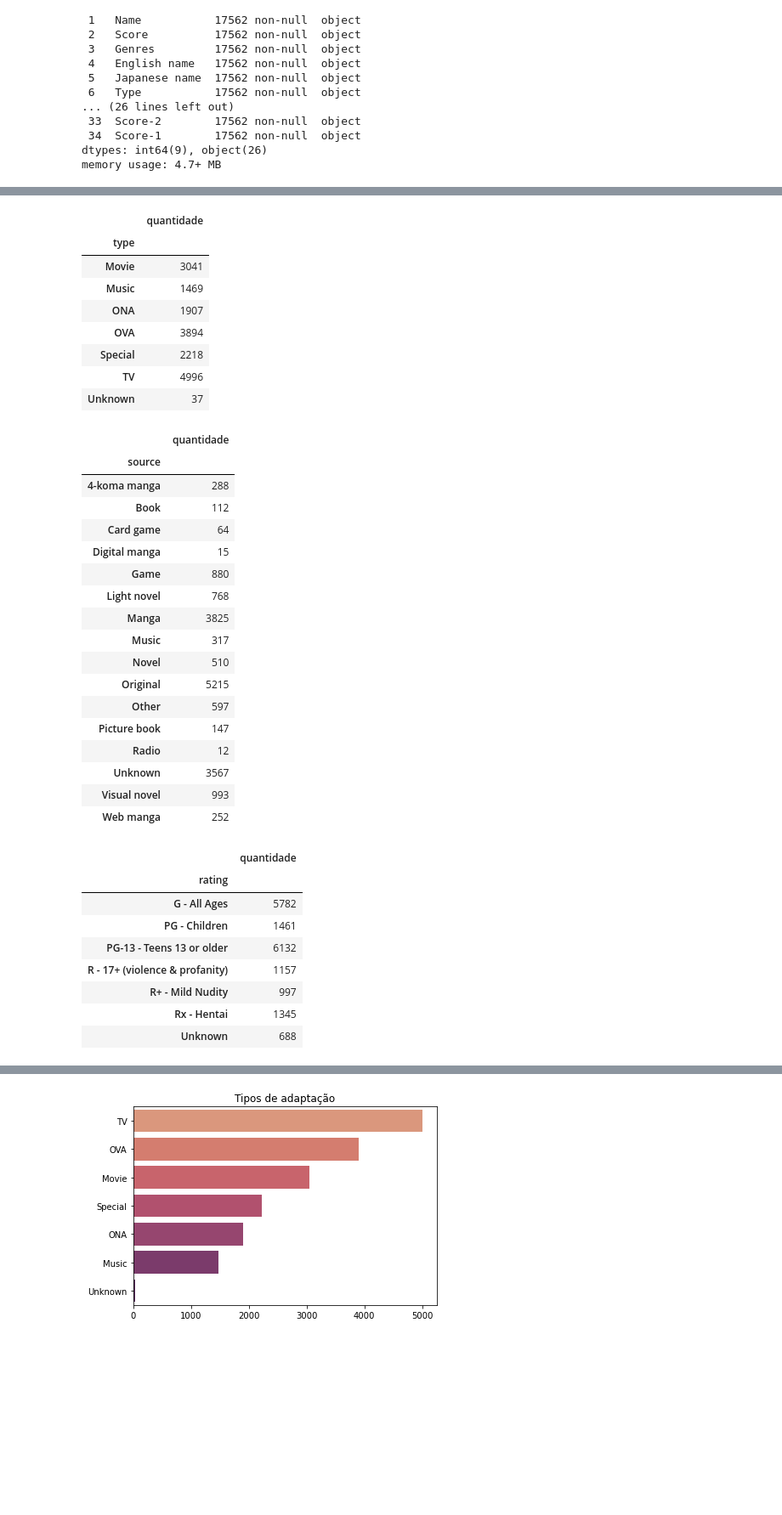
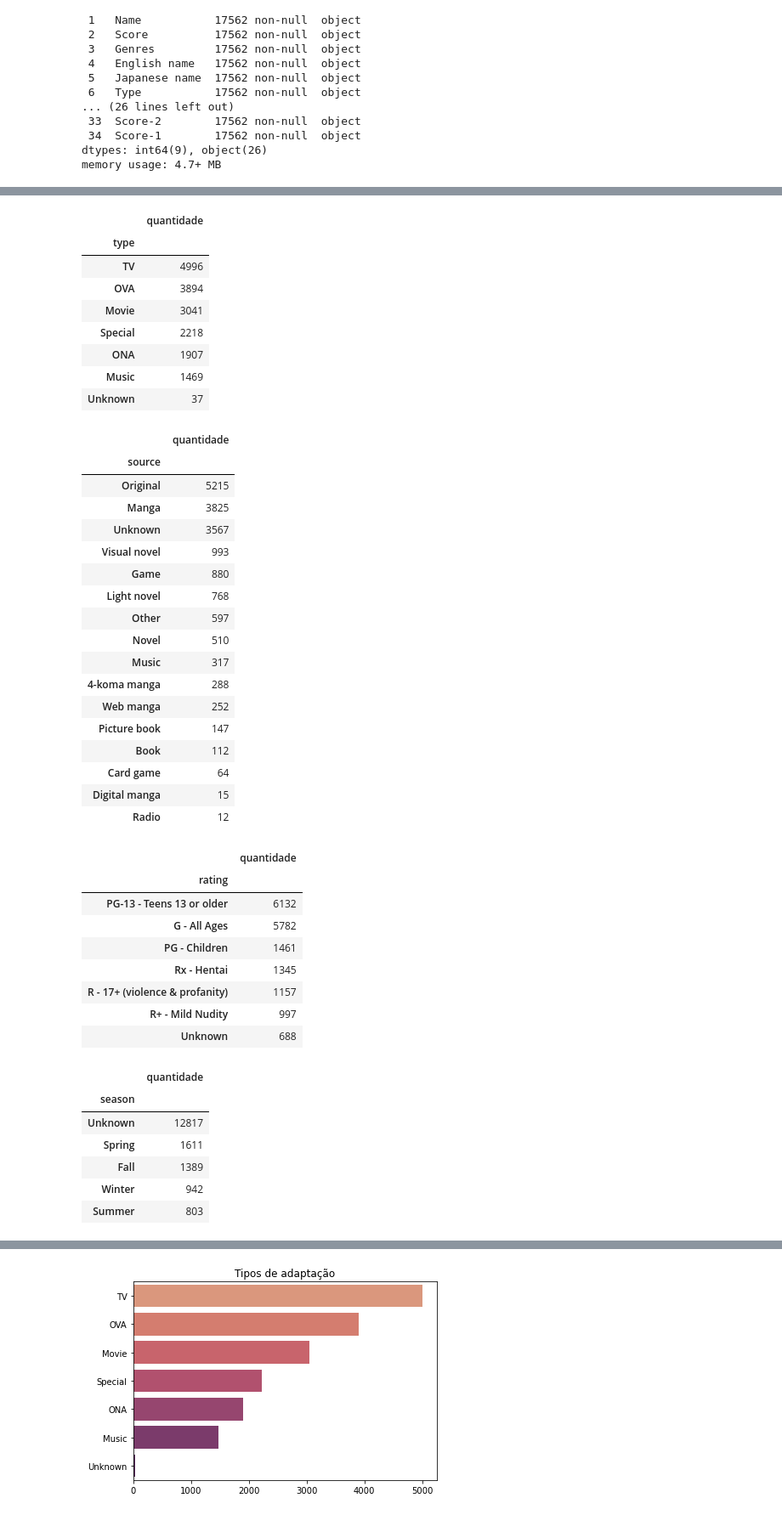
Before and after one commit to FLPSP/Anime-Recommender-System, a Jupyter notebook: recommender_system.ipynb, the cells around one changed output, grey strips where cells are left out. Shown at 85% size. Drawn from its saved outputs; the diff is of its cells as text; code cells hidden in the pictures; blank space fills up the shorter version.

```diff
--- a/recommender_system.ipynb
+++ b/recommender_system.ipynb
@@ -52,9 +49,15 @@ Data columns (total 35 columns):
 dtypes: int64(9), object(26)
 memory usage: 4.7+ MB
 # %%
+#renomeando as features e transformando tudo em minúsculo para facilitar a utilização
 df_animes.rename(columns = {'MAL_ID':'anime_id'}, inplace=True)
 df_animes.rename(columns = str.lower, inplace = True)
-columns = ['anime_id','name', 'score','genres','type', 'episodes', 'studios','source','rating','popularity', \
+columns = ['anime_id','name','premiered', 'score','genres','type', 'episodes', 'studios','source','rating','popularity',\
           'members','completed','on-hold','dropped']
 df_animes = df_animes[columns]
+
+#separando a feature premiered em season e year e posteriormente dropando ela
+df_animes[['season','year']] = df_animes['premiered'].str.split(' ', n=1, expand=True) \
+                                .rename(columns={0:'season',1:'year'})
+df_animes.drop('premiered', axis=1, inplace=True)
 # %%
@@ -76,41 +69,48 @@ display(df_animes)
 # %%
-for feature in ['type','source','rating']:
-    display(pd.DataFrame(df_animes['anime_id'].groupby(df_animes[feature]).count()) \
+for feature in ['type','source','rating','season','year']:
+    display(pd.DataFrame(df_animes['anime_id'].groupby(df_animes[feature]).count().sort_values(ascending=False)) \
             .rename(columns={'anime_id':'quantidade'}))
 # %% [output]
 |  | quantidade |
 | type |  |
+| TV | 4996 |
+| OVA | 3894 |
 | Movie | 3041 |
+| Special | 2218 |
+| ONA | 1907 |
 | Music | 1469 |
-| ONA | 1907 |
-| OVA | 3894 |
-| Special | 2218 |
-| TV | 4996 |
 | Unknown | 37 |
 |  | quantidade |
 | source |  |
+| Original | 5215 |
+| Manga | 3825 |
+| Unknown | 3567 |
+| Visual novel | 993 |
+| Game | 880 |
+| Light novel | 768 |
+| Other | 597 |
+| Novel | 510 |
+| Music | 317 |
 | 4-koma manga | 288 |
+| Web manga | 252 |
+| Picture book | 147 |
 | Book | 112 |
 | Card game | 64 |
 | Digital manga | 15 |
-| Game | 880 |
-| Light novel | 768 |
-| Manga | 3825 |
-| Music | 317 |
-| Novel | 510 |
-| Original | 5215 |
-| Other | 597 |
-| Picture book | 147 |
 | Radio | 12 |
-| Unknown | 3567 |
-| Visual novel | 993 |
-| Web manga | 252 |
 |  | quantidade |
 | rating |  |
+| PG-13 - Teens 13 or older | 6132 |
 | G - All Ages | 5782 |
 | PG - Children | 1461 |
-| PG-13 - Teens 13 or older | 6132 |
+| Rx - Hentai | 1345 |
 | R - 17+ (violence & profanity) | 1157 |
 | R+ - Mild Nudity | 997 |
-| Rx - Hentai | 1345 |
 | Unknown | 688 |
+|  | quantidade |
+| season |  |
+| Unknown | 12817 |
+| Spring | 1611 |
+| Fall | 1389 |
+| Winter | 942 |
+| Summer | 803 |
```
Also changed, not shown: parts of 6 cells of this notebook.
